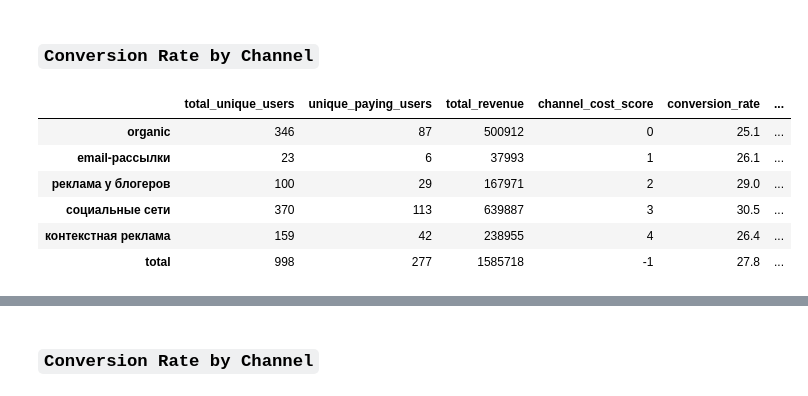
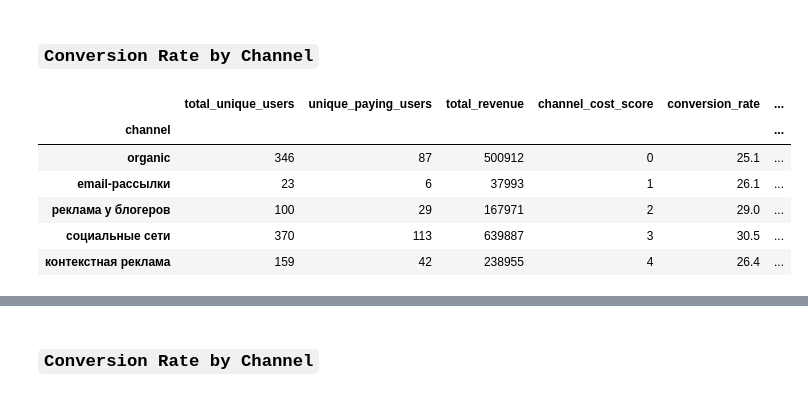
Before and after one commit to abrormaksudov/data_analysis_yl, a Jupyter notebook: go_6.ipynb, the cells around one changed output, grey strips where cells are left out. Drawn from its saved outputs; the diff is of its cells as text; code cells hidden in the pictures.

```diff
--- a/go_6.ipynb
+++ b/go_6.ipynb
@@ -57,52 +57,31 @@ CHANNEL_COST_HIERARCHY = {
 # %%
 def analyze_channel_conversion(df):
     unique_paying_users = df[df['payer'] == 1].groupby('channel')['user_id'].nunique()
     total_unique_users = df.groupby('channel')['user_id'].nunique()
 
     channel_metrics = pd.DataFrame({
         'total_unique_users': total_unique_users,
         'unique_paying_users': unique_paying_users,
         'total_revenue': df.groupby('channel')['revenue'].sum()
     })
 
     channel_metrics['channel_cost_score'] = channel_metrics.index.map(CHANNEL_COST_HIERARCHY)
     channel_metrics['conversion_rate'] = (
         channel_metrics['unique_paying_users'] / channel_metrics['total_unique_users'] * 100
     ).round(1)
     channel_metrics['efficiency_score'] = (
         channel_metrics['conversion_rate'] / (channel_metrics['channel_cost_score'] + 1)
     ).round(1)
 
-    total_row = channel_metrics.sum()
-    total_row.name = 'total'
-    total_row['conversion_rate'] = (
-        total_row['unique_paying_users'] / total_row['total_unique_users'] * 100
-    ).round(1)
-    total_row['channel_cost_score'] = -1
-    total_row['efficiency_score'] = None
+    return channel_metrics.sort_values('efficiency_score', ascending=False)
 
-    channel_metrics = pd.concat([
-        channel_metrics.sort_values('efficiency_score', ascending=False),
-        pd.DataFrame([total_row])
-    ])
-
-    dtype_mapping = {
-        'total_unique_users': 'int64',
-        'unique_paying_users': 'int64',
-        'total_revenue': 'int64',
-        'channel_cost_score': 'int64'
-    }
-
-    channel_metrics = channel_metrics.astype(dtype_mapping)
-
-    return channel_metrics
-
-analyze_channel_conversion(df_replaced)
+channel_metrics = analyze_channel_conversion(df_replaced)
+channel_metrics
 # %% [output]
 |  | total_unique_users | unique_paying_users | total_revenue | channel_cost_score | conversion_rate | ... |
+| channel |  |  |  |  |  | ... |
 | organic | 346 | 87 | 500912 | 0 | 25.1 | ... |
 | email-рассылки | 23 | 6 | 37993 | 1 | 26.1 | ... |
 | реклама у блогеров | 100 | 29 | 167971 | 2 | 29.0 | ... |
 | социальные сети | 370 | 113 | 639887 | 3 | 30.5 | ... |
 | контекстная реклама | 159 | 42 | 238955 | 4 | 26.4 | ... |
-| total | 998 | 277 | 1585718 | -1 | 27.8 | ... |
```
Also changed, not shown: parts of 8 cells of this notebook, 9 other files.
